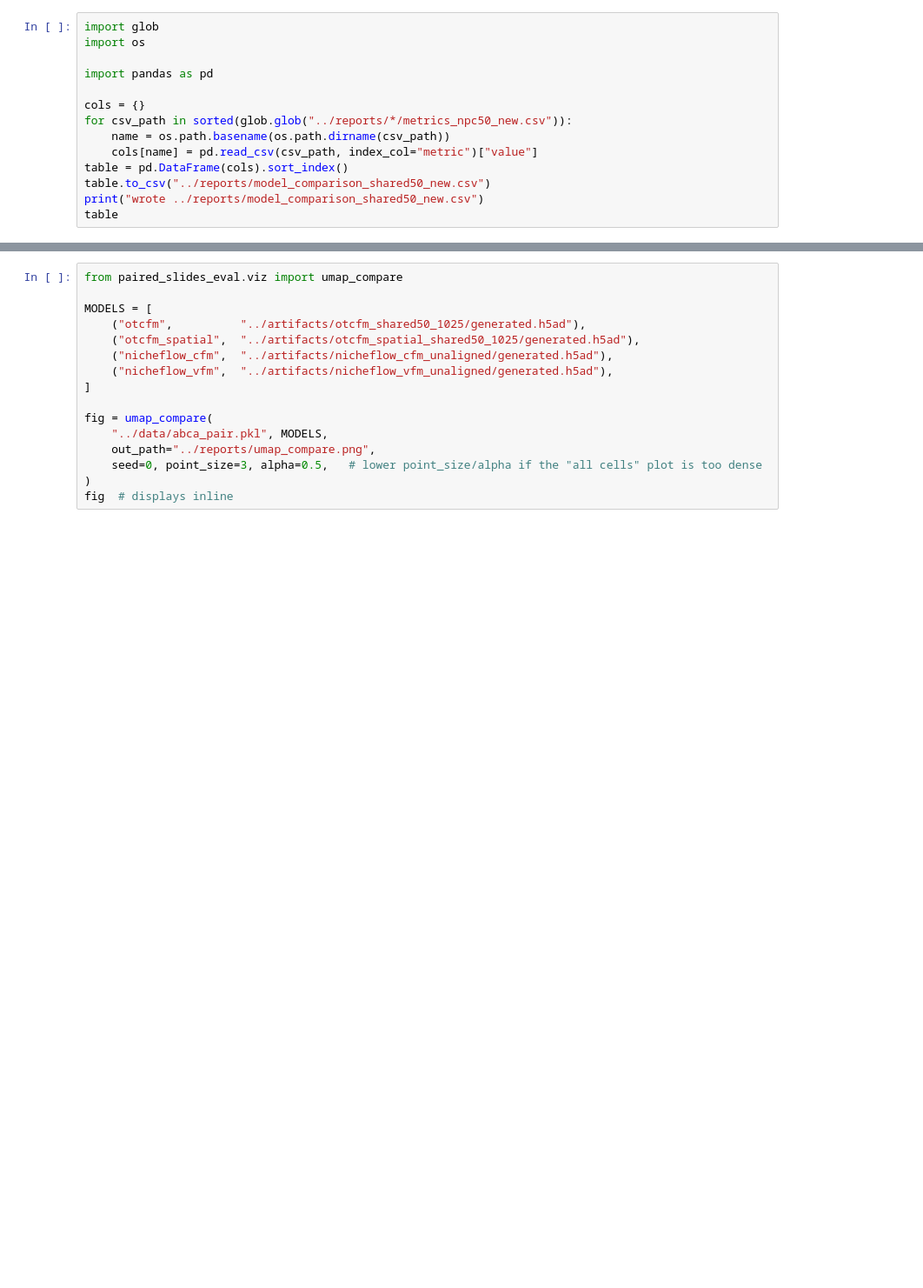
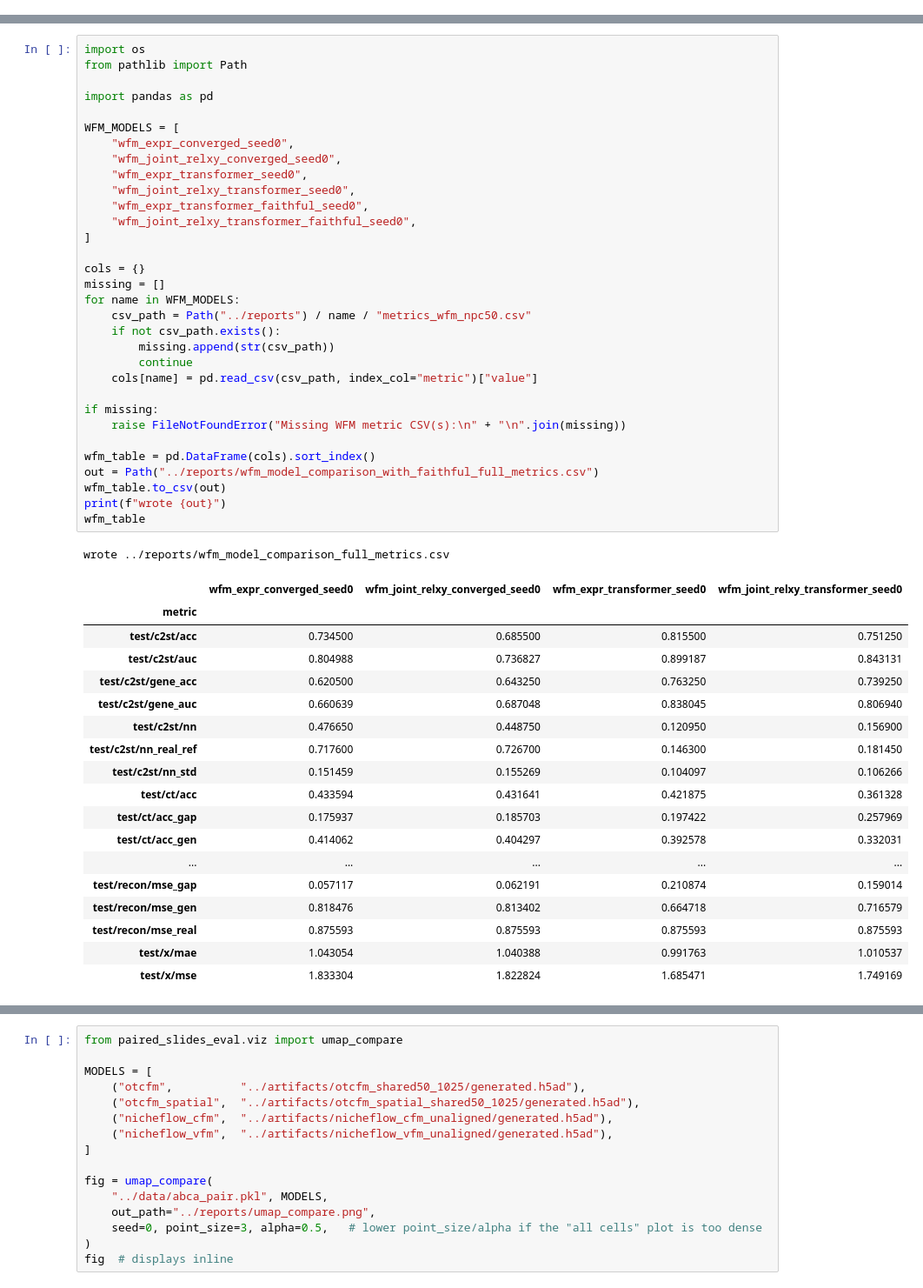
Before and after one commit to MONICAWAN1/eval_metrics, a Jupyter notebook: notebooks/evaluation.ipynb, the cells around one changed output, grey strips where cells are left out. Shown at 87% size. Drawn from its saved outputs; the diff is of its cells as text; blank space fills up the shorter version.

```diff
--- a/notebooks/evaluation.ipynb
+++ b/notebooks/evaluation.ipynb
@@ -295,14 +0,0 @@ comparison table (`reports/model_comparison.csv`)
-# %%
-import glob
-import os
-
-import pandas as pd
-
-cols = {}
-for csv_path in sorted(glob.glob("../reports/*/metrics_npc50_new.csv")):
-    name = os.path.basename(os.path.dirname(csv_path))
-    cols[name] = pd.read_csv(csv_path, index_col="metric")["value"]
-table = pd.DataFrame(cols).sort_index()
-table.to_csv("../reports/model_comparison_shared50_new.csv")
-print("wrote ../reports/model_comparison_shared50_new.csv")
-table
@@ -352,0 +623,52 @@ A qualitative companion to the distributional metrics. One UMAP is fit once on t
+# %%
+import os
+from pathlib import Path
+
+import pandas as pd
+
+WFM_MODELS = [
+    "wfm_expr_converged_seed0",
+    "wfm_joint_relxy_converged_seed0",
+    "wfm_expr_transformer_seed0",
+    "wfm_joint_relxy_transformer_seed0",
+    "wfm_expr_transformer_faithful_seed0",
+    "wfm_joint_relxy_transformer_faithful_seed0",
+]
+
+cols = {}
+missing = []
+for name in WFM_MODELS:
+    csv_path = Path("../reports") / name / "metrics_wfm_npc50.csv"
+    if not csv_path.exists():
+        missing.append(str(csv_path))
+        continue
+    cols[name] = pd.read_csv(csv_path, index_col="metric")["value"]
+
+if missing:
+    raise FileNotFoundError("Missing WFM metric CSV(s):\n" + "\n".join(missing))
+
+wfm_table = pd.DataFrame(cols).sort_index()
+out = Path("../reports/wfm_model_comparison_with_faithful_full_metrics.csv")
+wfm_table.to_csv(out)
+print(f"wrote {out}")
+wfm_table
+# %% [output]
+wrote ../reports/wfm_model_comparison_full_metrics.csv
+|  | wfm_expr_converged_seed0 | wfm_joint_relxy_converged_seed0 | wfm_expr_transformer_seed0 | wfm_joint_relxy_transformer_seed0 |
+| metric |  |  |  |  |
+| test/c2st/acc | 0.734500 | 0.685500 | 0.815500 | 0.751250 |
+| test/c2st/auc | 0.804988 | 0.736827 | 0.899187 | 0.843131 |
+| test/c2st/gene_acc | 0.620500 | 0.643250 | 0.763250 | 0.739250 |
+| test/c2st/gene_auc | 0.660639 | 0.687048 | 0.838045 | 0.806940 |
+| test/c2st/nn | 0.476650 | 0.448750 | 0.120950 | 0.156900 |
+| test/c2st/nn_real_ref | 0.717600 | 0.726700 | 0.146300 | 0.181450 |
+| test/c2st/nn_std | 0.151459 | 0.155269 | 0.104097 | 0.106266 |
+| test/ct/acc | 0.433594 | 0.431641 | 0.421875 | 0.361328 |
+| test/ct/acc_gap | 0.175937 | 0.185703 | 0.197422 | 0.257969 |
+| test/ct/acc_gen | 0.414062 | 0.404297 | 0.392578 | 0.332031 |
+| ... | ... | ... | ... | ... |
+| test/recon/mse_gap | 0.057117 | 0.062191 | 0.210874 | 0.159014 |
+| test/recon/mse_gen | 0.818476 | 0.813402 | 0.664718 | 0.716579 |
+| test/recon/mse_real | 0.875593 | 0.875593 | 0.875593 | 0.875593 |
+| test/x/mae | 1.043054 | 1.040388 | 0.991763 | 1.010537 |
+| test/x/mse | 1.833304 | 1.822824 | 1.685471 | 1.749169 |
```
Also changed, not shown: parts of 109 cells of this notebook, 3 other files.
